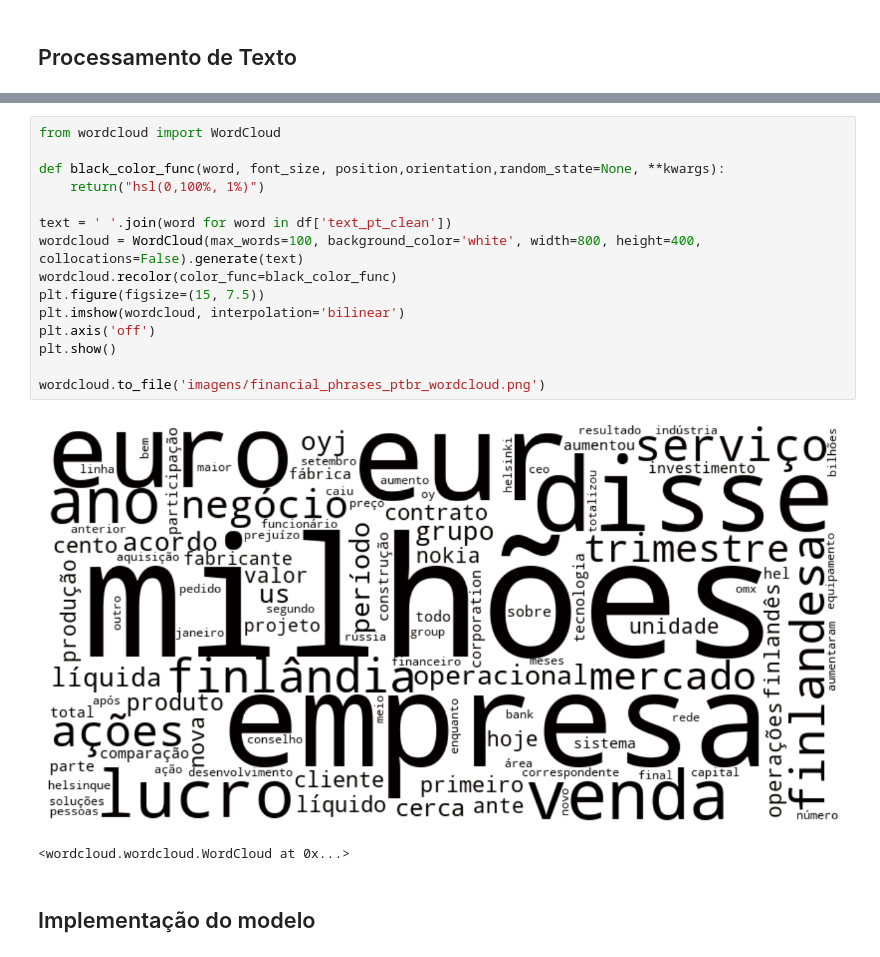
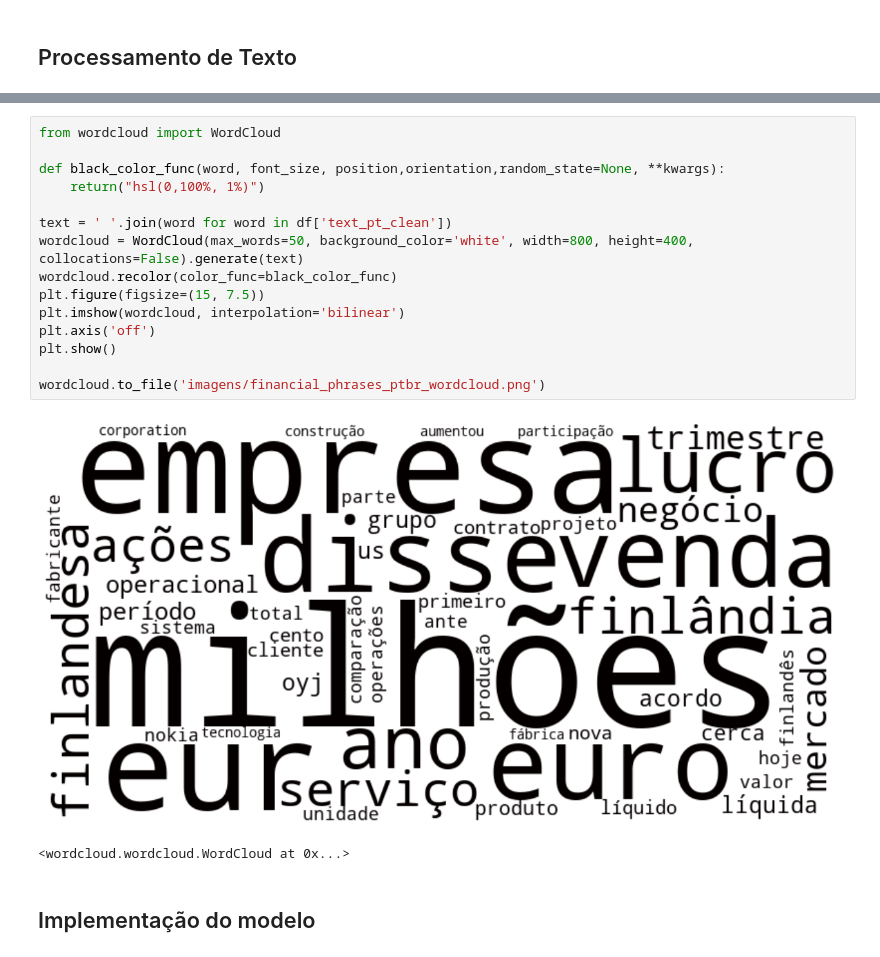
Before and after one commit to santluan/tcc-mba-usp, a Jupyter notebook: nb_sentiment_analysis_ptbr.ipynb, the cells around one changed output, grey strips where cells are left out. Cells and saved outputs as stored; diff of their text form.

Commit message:
update models and images

```diff
--- a/nb_sentiment_analysis_ptbr.ipynb
+++ b/nb_sentiment_analysis_ptbr.ipynb
@@ -129,20 +186,20 @@ Tri-grans mais comuns:
 # %%
 from wordcloud import WordCloud
 
 def black_color_func(word, font_size, position,orientation,random_state=None, **kwargs):
     return("hsl(0,100%, 1%)")
 
 text = ' '.join(word for word in df['text_pt_clean'])
-wordcloud = WordCloud(max_words=100, background_color='white', width=800, height=400, collocations=False).generate(text)
+wordcloud = WordCloud(max_words=50, background_color='white', width=800, height=400, collocations=False).generate(text)
 wordcloud.recolor(color_func=black_color_func)
 plt.figure(figsize=(15, 7.5))
 plt.imshow(wordcloud, interpolation='bilinear')
 plt.axis('off')
 plt.show()
 
 wordcloud.to_file('imagens/financial_phrases_ptbr_wordcloud.png')
 # %% [output]
-[figure, old version]
+[figure, new version]
 <wordcloud.wordcloud.WordCloud at 0x...>
 # %% [markdown]
 ## Implementação do modelo
```
Also changed, not shown: parts of 13 cells of this notebook, 14 other files.
